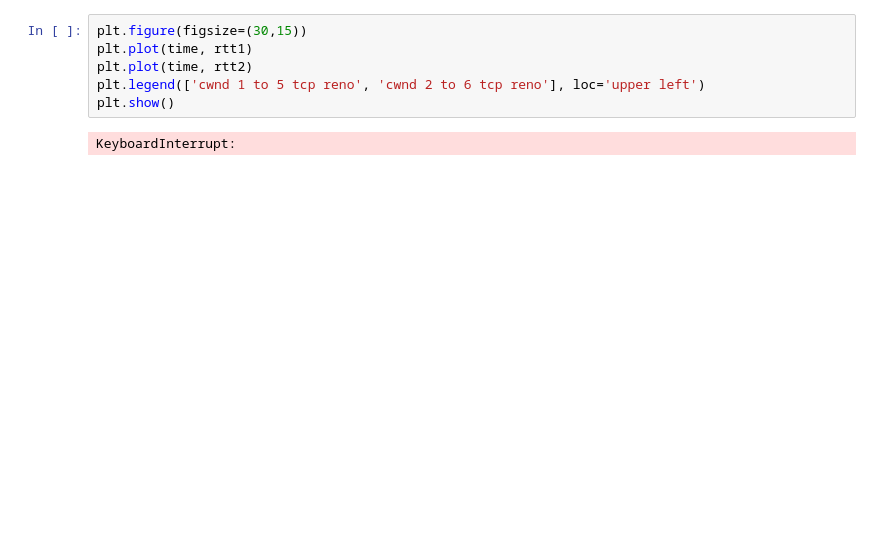
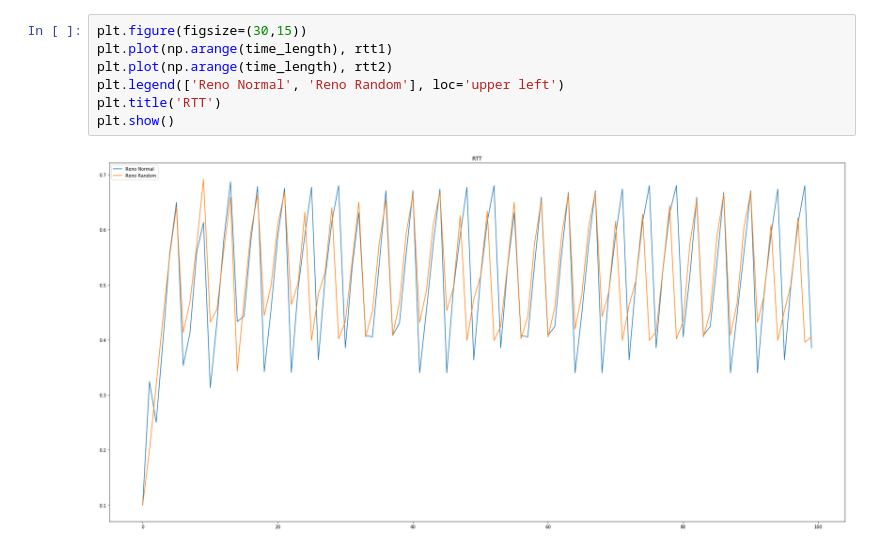
Before and after one commit to rastadayon/TCP-Congestion-Control-Analysis, a Jupyter notebook: CA2-Report.ipynb, the cells around one changed output. Cells and saved outputs as stored; diff of their text form; blank space fills up the shorter version.

```diff
--- a/CA2-Report.ipynb
+++ b/CA2-Report.ipynb
@@ -65,11 +49,12 @@ rtt2 = list(map(lambda x: x[2], split_rtt))
 # %%
 plt.figure(figsize=(30,15))
-plt.plot(time, rtt1)
-plt.plot(time, rtt2)
-plt.legend(['cwnd 1 to 5 tcp reno', 'cwnd 2 to 6 tcp reno'], loc='upper left')
+plt.plot(np.arange(time_length), rtt1)
+plt.plot(np.arange(time_length), rtt2)
+plt.legend(['Reno Normal', 'Reno Random'], loc='upper left')
+plt.title('RTT')
 plt.show()
 # %% [output]
-KeyboardInterrupt:
+[figure, added]
 # %%
 filename = 'trace.tr'
 with open(filename) as f:
```
Also changed, not shown: parts of 22 cells of this notebook, 4 other files.
